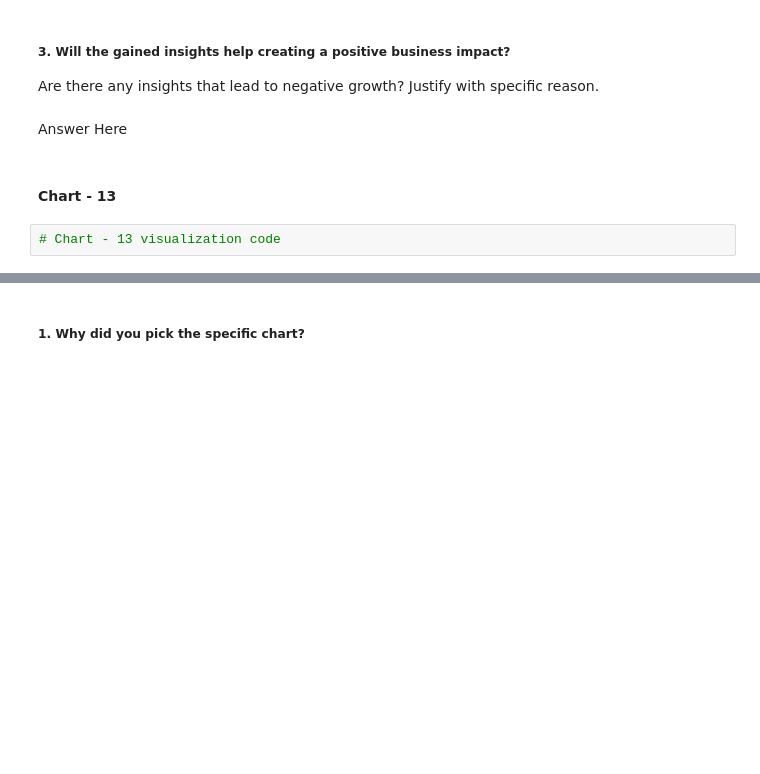
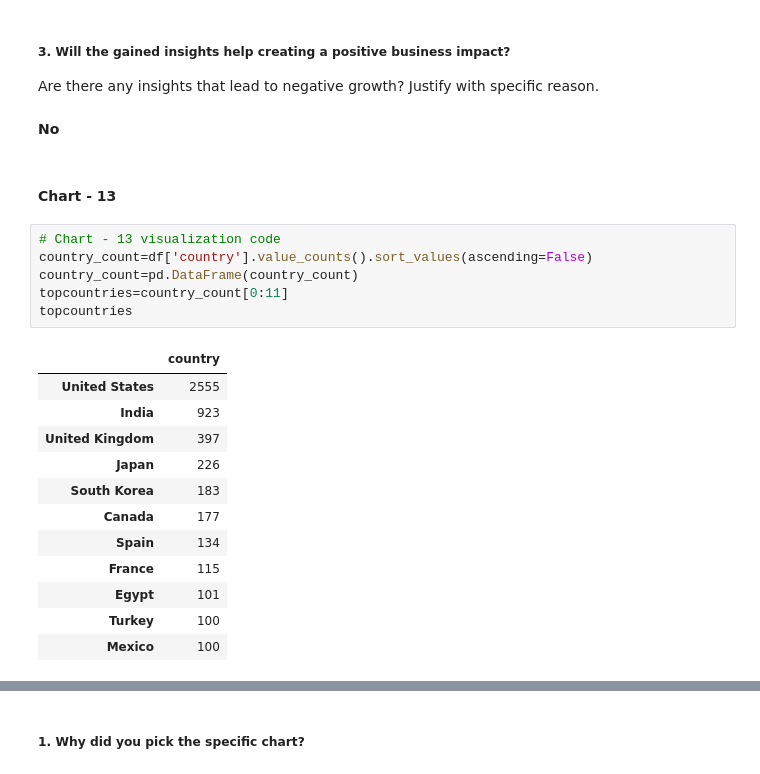
Before and after one commit to treasure823/Netflix-Movies-and-TV-Shows-Clustering-Unsupervised-Machine-Learning, a Jupyter notebook: Netflix_Movies_and_TV_Shows_Clustering_Unsupervised_Machine_Learning_Capstone_4_Project.ipynb, the cells around one changed output, grey strips where cells are left out. Drawn from its saved outputs; the diff is of its cells as text; blank space fills up the shorter version.

```diff
--- a/Netflix_Movies_and_TV_Shows_Clustering_Unsupervised_Machine_Learning_Capstone_4_Project.ipynb
+++ b/Netflix_Movies_and_TV_Shows_Clustering_Unsupervised_Machine_Learning_Capstone_4_Project.ipynb
@@ -984,9 +1031,26 @@ Answer Here
 # %% [markdown]
 ##### 3. Will the gained insights help creating a positive business impact?
 Are there any insights that lead to negative growth? Justify with specific reason.
-# %% [markdown]
-Answer Here
+# %% [markdown]
+**No**
 # %% [markdown]
 #### Chart - 13
-# %%
-# Chart - 13 visualization code
+# %%
+# Chart - 13 visualization code
+country_count=df['country'].value_counts().sort_values(ascending=False)
+country_count=pd.DataFrame(country_count)
+topcountries=country_count[0:11]
+topcountries
+# %% [output]
+|  | country |
+| United States | 2555 |
+| India | 923 |
+| United Kingdom | 397 |
+| Japan | 226 |
+| South Korea | 183 |
+| Canada | 177 |
+| Spain | 134 |
+| France | 115 |
+| Egypt | 101 |
+| Turkey | 100 |
+| Mexico | 100 |
```
Also changed, not shown: parts of 20 cells of this notebook.
